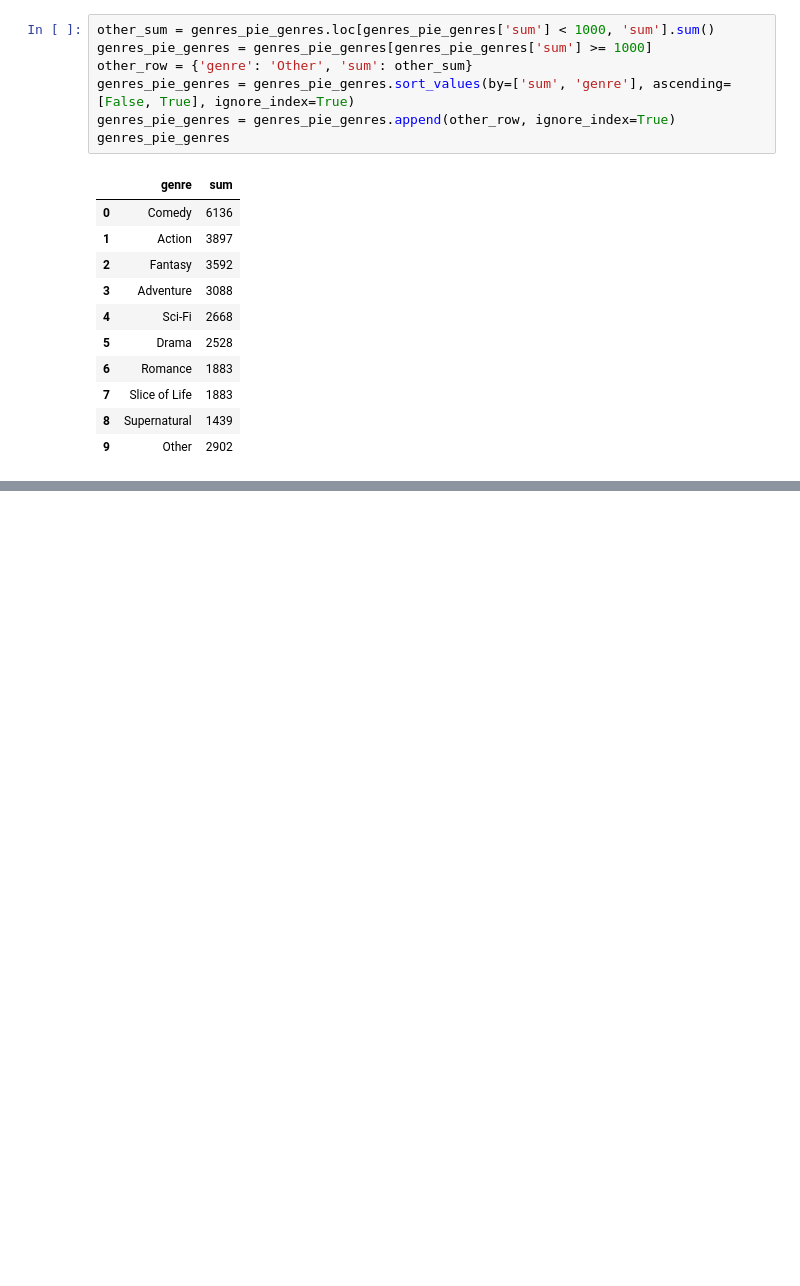
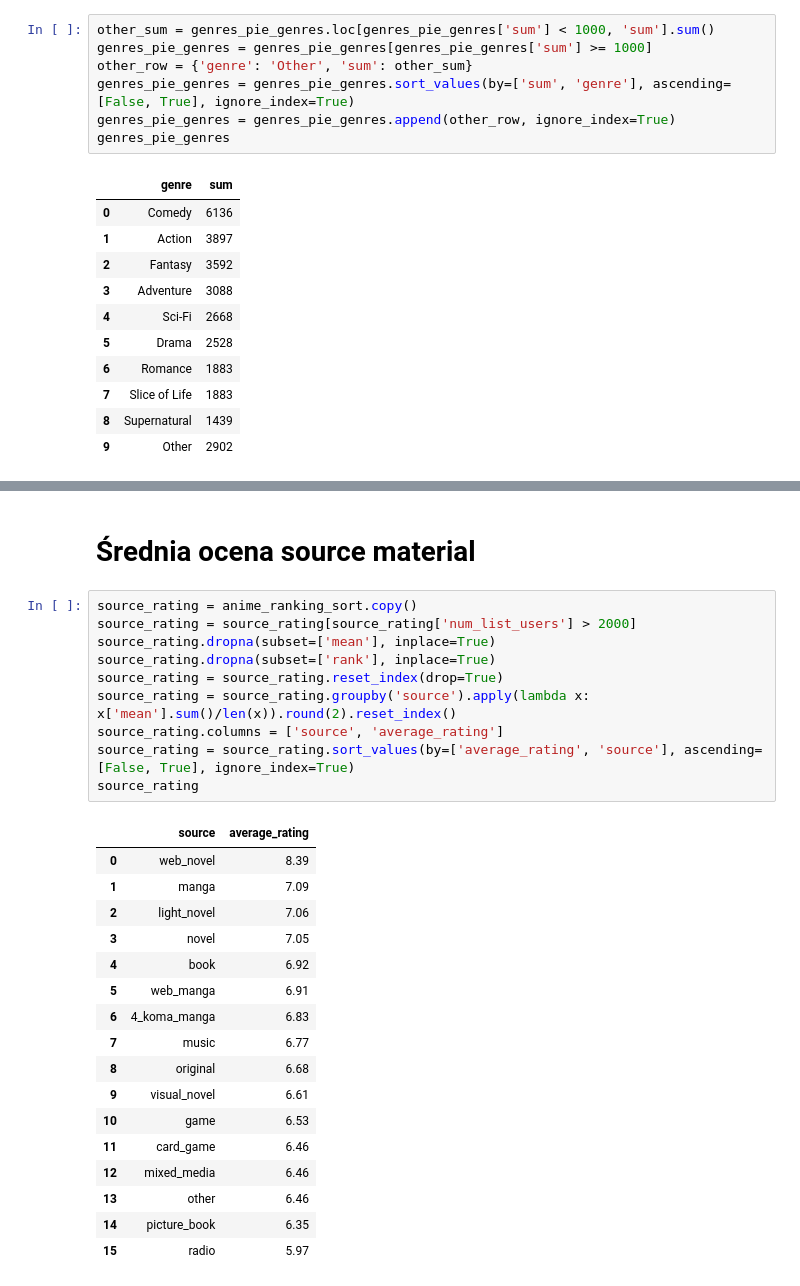
Before and after one commit to BloodyShrimp/Visualizing_Anime, a Jupyter notebook: data_refining.ipynb, the cells around one changed output, grey strips where cells are left out. Cells and saved outputs as stored; diff of their text form; blank space fills up the shorter version.

```diff
--- a/data_refining.ipynb
+++ b/data_refining.ipynb
@@ -649,0 +662,30 @@ plt.show()
+# %% [markdown]
+# Średnia ocena source material
+# %%
+source_rating = anime_ranking_sort.copy()
+source_rating = source_rating[source_rating['num_list_users'] > 2000]
+source_rating.dropna(subset=['mean'], inplace=True)
+source_rating.dropna(subset=['rank'], inplace=True)
+source_rating = source_rating.reset_index(drop=True)
+source_rating = source_rating.groupby('source').apply(lambda x: x['mean'].sum()/len(x)).round(2).reset_index()
+source_rating.columns = ['source', 'average_rating']
+source_rating = source_rating.sort_values(by=['average_rating', 'source'], ascending=[False, True], ignore_index=True)
+source_rating
+# %% [output]
+|  | source | average_rating |
+| 0 | web_novel | 8.39 |
+| 1 | manga | 7.09 |
+| 2 | light_novel | 7.06 |
+| 3 | novel | 7.05 |
+| 4 | book | 6.92 |
+| 5 | web_manga | 6.91 |
+| 6 | 4_koma_manga | 6.83 |
+| 7 | music | 6.77 |
+| 8 | original | 6.68 |
+| 9 | visual_novel | 6.61 |
+| 10 | game | 6.53 |
+| 11 | card_game | 6.46 |
+| 12 | mixed_media | 6.46 |
+| 13 | other | 6.46 |
+| 14 | picture_book | 6.35 |
+| 15 | radio | 5.97 |
```
Also changed, not shown: parts of 5 cells of this notebook.
